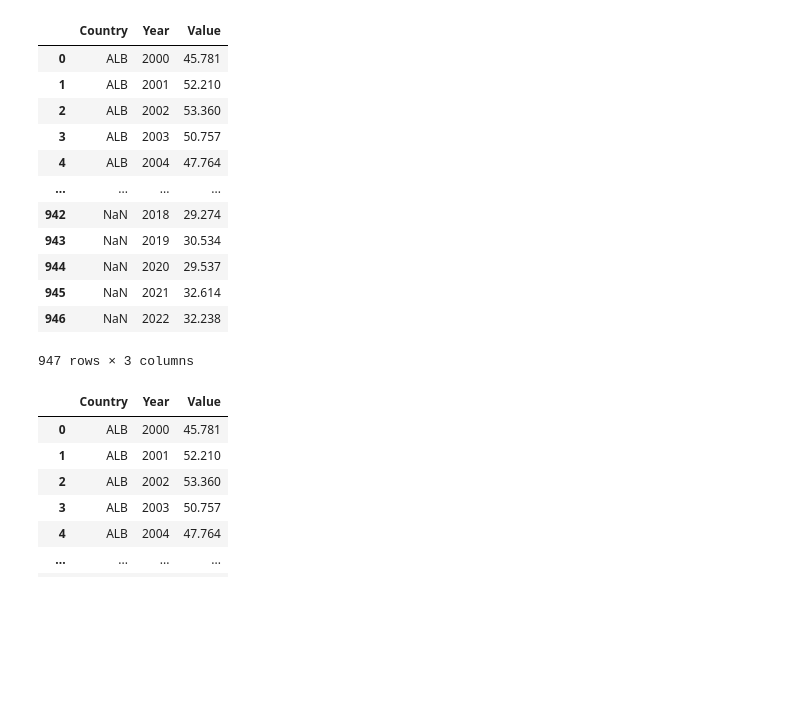
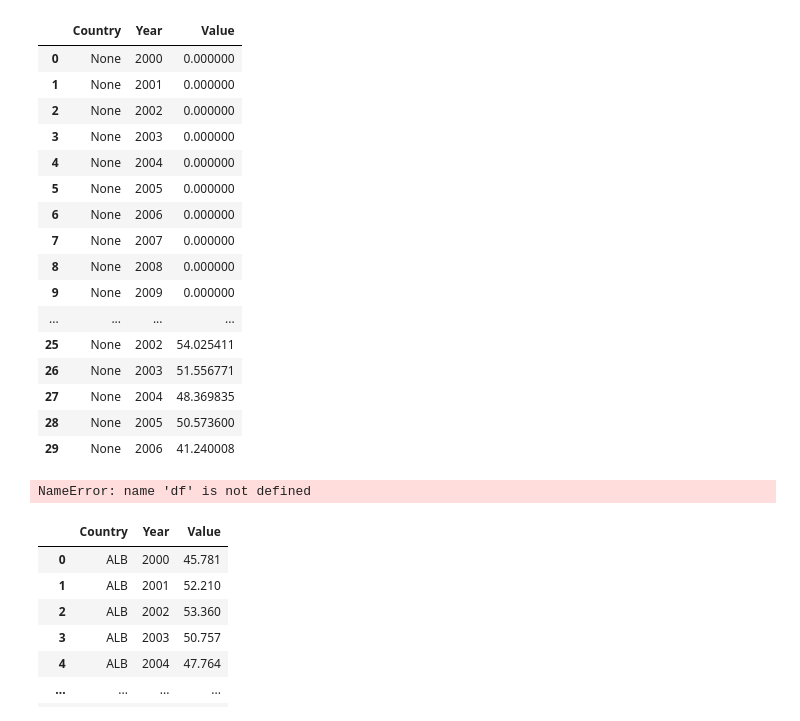
Before and after one commit to FRA-0023/Economic_Structural_Resilience_in_OECD_Countries, a Jupyter notebook: Data_Preprocessing.ipynb, the cells around one changed output. Saved outputs shown, nothing was run; the diff lists cells and outputs as text; code cells hidden in the pictures; blank space fills up the shorter version.

```diff
--- a/Data_Preprocessing.ipynb
+++ b/Data_Preprocessing.ipynb
@@ -14,12 +110,4 @@ Requirement already satisfied: six>=1.5 in c:\users\21626\appdata\roaming\python
 # %%
 import pandas as pd
 # %%
-df = pd.read_csv("OECD_RD_GDP_2000_2025.csv")
-df2 = pd.read_csv("WorldBank_Public_Debt_GDP_2000_2025.csv")
-df3 = pd.read_csv("OECD_Productivity_Variation_2000_2025.csv")
-df4 = pd.read_csv("OECD_Tertiary_Education_2000_2025.csv")
-df5 = pd.read_csv("OECD_Unemployment_Rate_2000_2025.csv")
-df6 = pd.read_csv("OECD_Inflation_CPI_2000_2025.csv")
-dft = pd.read_csv("OECD_Trust_Institutions_2000_2025.csv")
-dfe = pd.read_csv("Global_Energy_Dependency_0_100.csv")
-dfg = pd.read_csv("OECD_GDP_Growth_2000_2025.csv")
+print(raw_file_inventory.sort_values(["file_type", "file_name"]).to_string(index=False))
@@ -57,24 +166,30 @@ def convert_iso2_to_iso3(code):
 # %%
 dfe["Country"] = dfe["Country"].apply(convert_iso2_to_iso3)
 # %%
-dfe
+dfe.head(30)
 # %% [output]
 |  | Country | Year | Value |
-| 0 | ALB | 2000 | 45.781 |
-| 1 | ALB | 2001 | 52.210 |
-| 2 | ALB | 2002 | 53.360 |
-| 3 | ALB | 2003 | 50.757 |
-| 4 | ALB | 2004 | 47.764 |
+| 0 | None | 2000 | 0.000000 |
+| 1 | None | 2001 | 0.000000 |
+| 2 | None | 2002 | 0.000000 |
+| 3 | None | 2003 | 0.000000 |
+| 4 | None | 2004 | 0.000000 |
+| 5 | None | 2005 | 0.000000 |
+| 6 | None | 2006 | 0.000000 |
+| 7 | None | 2007 | 0.000000 |
+| 8 | None | 2008 | 0.000000 |
+| 9 | None | 2009 | 0.000000 |
 | ... | ... | ... | ... |
-| 942 | NaN | 2018 | 29.274 |
-| 943 | NaN | 2019 | 30.534 |
-| 944 | NaN | 2020 | 29.537 |
-| 945 | NaN | 2021 | 32.614 |
-| 946 | NaN | 2022 | 32.238 |
+| 25 | None | 2002 | 54.025411 |
+| 26 | None | 2003 | 51.556771 |
+| 27 | None | 2004 | 48.369835 |
+| 28 | None | 2005 | 50.573600 |
+| 29 | None | 2006 | 41.240008 |
-947 rows × 3 columns
 # %%
 #Check inconsistent text
 df["Country"] = df["Country"].str.lower().str.strip()
+# %% [output]
+NameError: name 'df' is not defined
 # %%
 dfe
 # %% [output]
```
Also changed, not shown: parts of 43 cells of this notebook, 2 other files.
